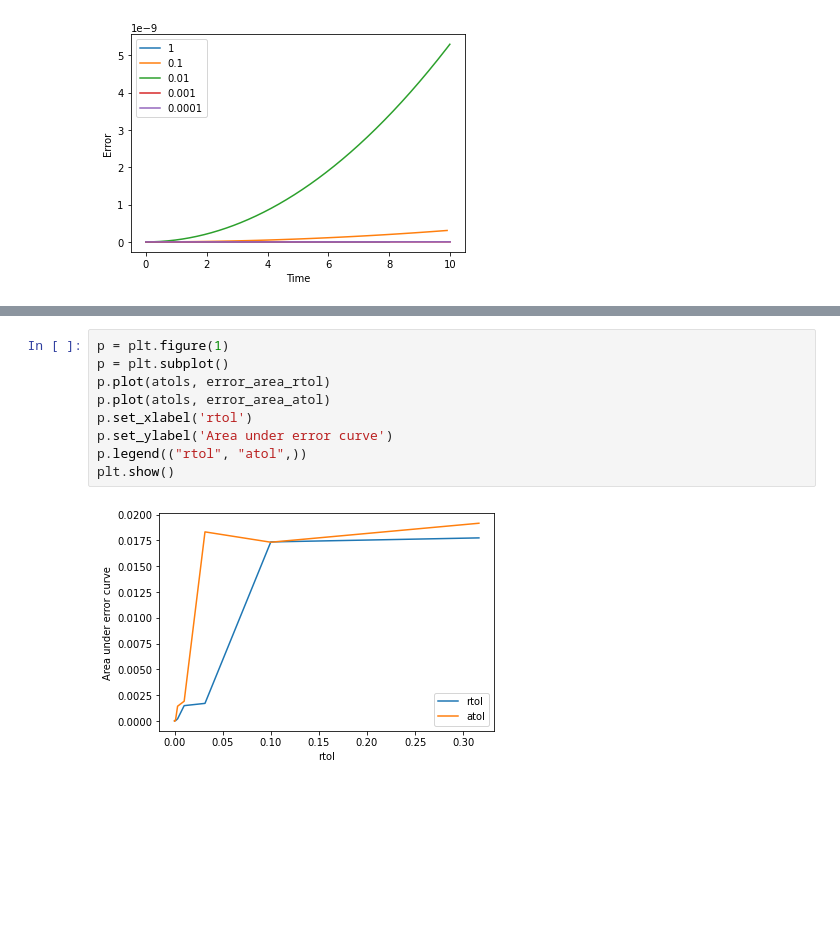
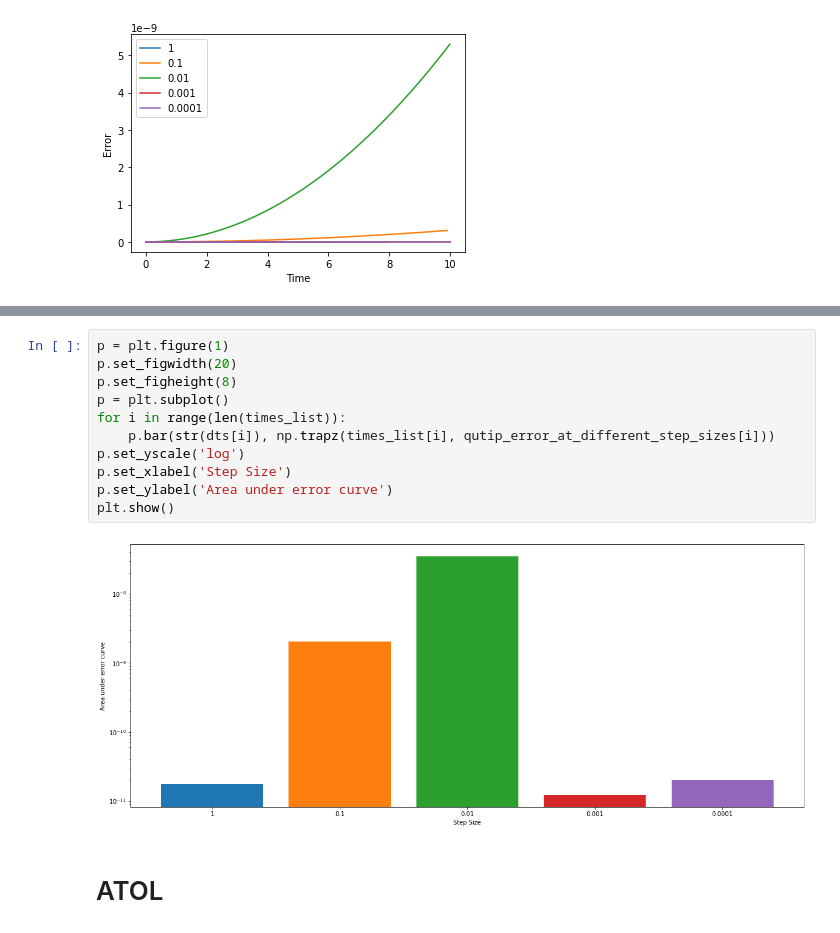
Before and after one commit to majdh98/Summer2021, a Jupyter notebook: Qutip_two_qubits_error.ipynb, the cells around one changed output, grey strips where cells are left out. Cells and saved outputs as stored; diff of their text form; blank space fills up the shorter version.

```diff
--- a/Qutip_two_qubits_error.ipynb
+++ b/Qutip_two_qubits_error.ipynb
@@ -419,11 +245,15 @@ plt.show()
-# %%
-p = plt.figure(1)
-p = plt.subplot()
-p.plot(atols, error_area_rtol)
-p.plot(atols, error_area_atol)
-p.set_xlabel('rtol')
-p.set_ylabel('Area under error curve')
-p.legend(("rtol", "atol",))
-plt.show()
-# %% [output]
-[figure, removed]
+# %%
+p = plt.figure(1)
+p.set_figwidth(20)
+p.set_figheight(8)
+p = plt.subplot()
+for i in range(len(times_list)):
+    p.bar(str(dts[i]), np.trapz(times_list[i], qutip_error_at_different_step_sizes[i]))
+p.set_yscale('log')
+p.set_xlabel('Step Size')
+p.set_ylabel('Area under error curve')
+plt.show()
+# %% [output]
+[figure, added]
+# %% [markdown]
+# ATOL
```
Also changed, not shown: parts of 41 cells of this notebook, 3 other files.
